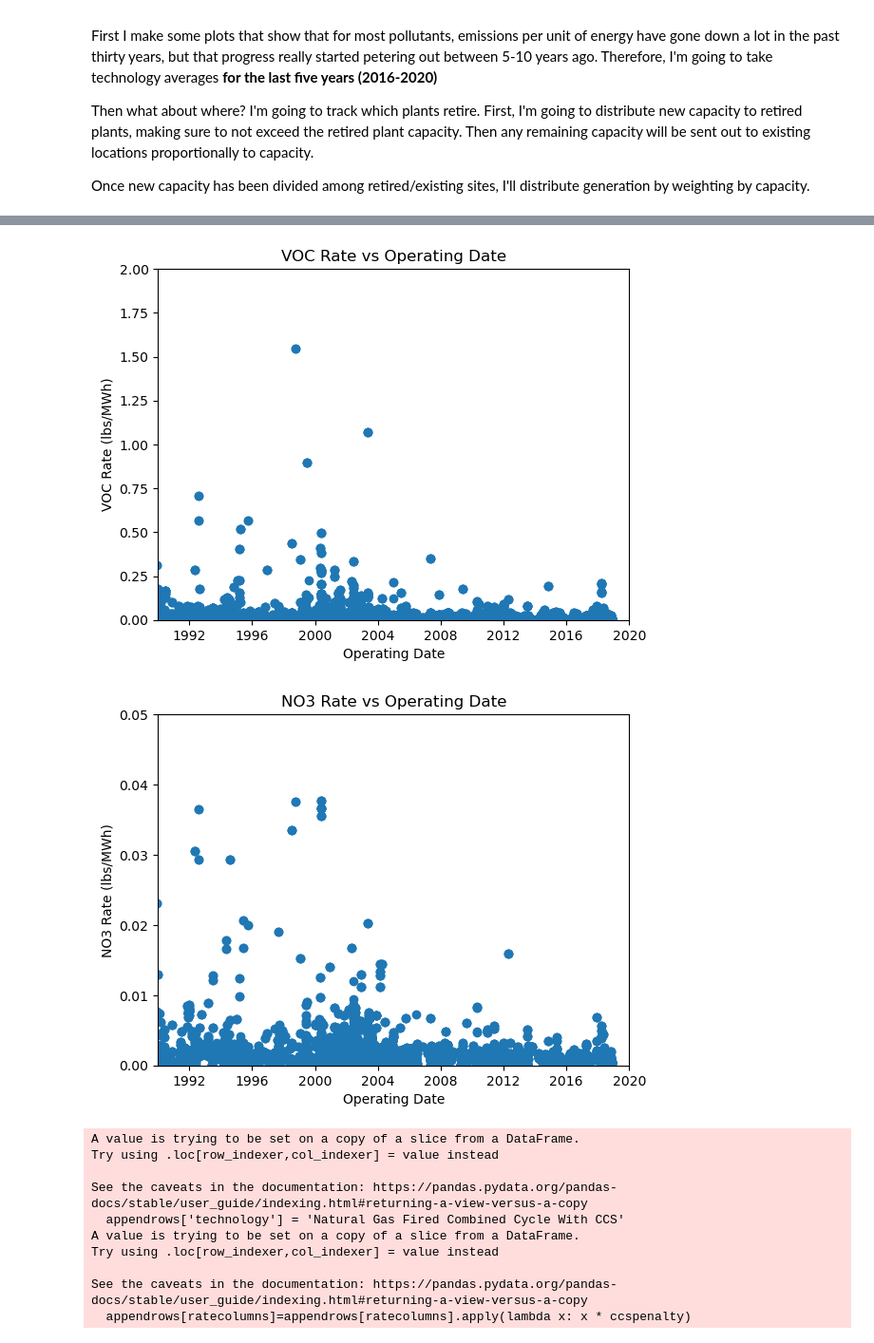
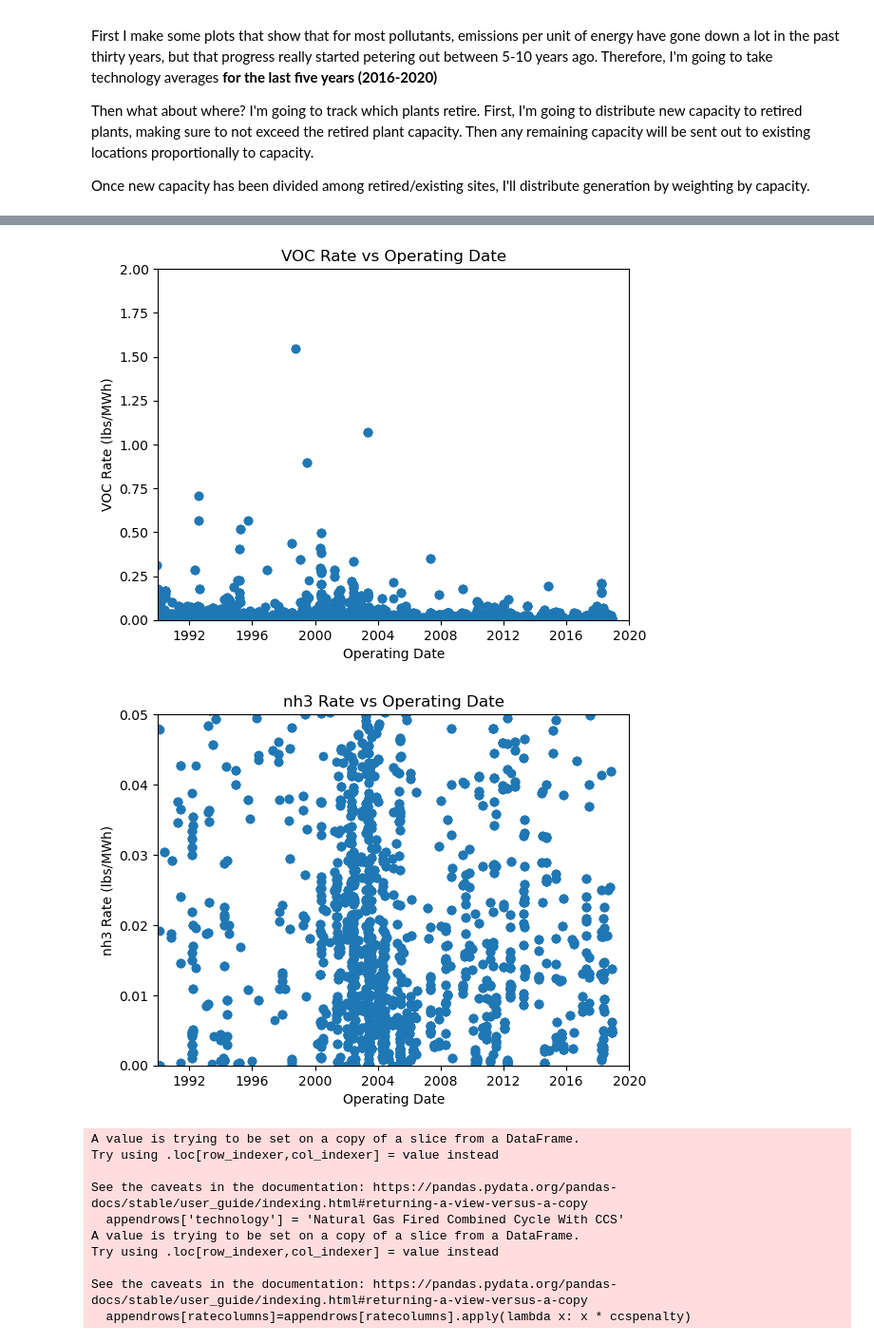
Before and after one commit to lbeatty1/MIP_AirPollution, a Jupyter notebook: Calculate_Model_Emissions.ipynb, the cells around one changed output, grey strips where cells are left out. Shown at 95% size. Drawn from its saved outputs; the diff is of its cells as text; code cells hidden in the pictures.

```diff
--- a/Calculate_Model_Emissions.ipynb
+++ b/Calculate_Model_Emissions.ipynb
@@ -214,7 +214,7 @@ existing_gen_units['pm25_lbs'] = existing_gen_units['pm25_lbs'].combine_first(ex
 existing_gen_units['nox_rate'] = existing_gen_units['nox_lbs']/existing_gen_units['NET_GEN_GENERATOR']
 existing_gen_units['so2_rate'] = existing_gen_units['so2_lbs']/existing_gen_units['NET_GEN_GENERATOR']
 existing_gen_units['pm25_rate'] = existing_gen_units['pm25_lbs']/existing_gen_units['NET_GEN_GENERATOR']
-existing_gen_units['no3_rate'] = existing_gen_units['NO3_nei_lbs']/existing_gen_units['NET_GEN_GENERATOR']
+existing_gen_units['nh3_rate'] = existing_gen_units['NH3_nei_lbs']/existing_gen_units['NET_GEN_GENERATOR']
 existing_gen_units['voc_rate'] = existing_gen_units['VOC_nei_lbs']/existing_gen_units['NET_GEN_GENERATOR']
 
 
@@ -224,13 +224,13 @@ existing_gen_units['voc_rate'] = existing_gen_units['VOC_nei_lbs']/existing_gen_
 existing_gen_units.loc[existing_gen_units['nox_rate']<0, 'nox_rate']=np.nan
 existing_gen_units.loc[existing_gen_units['pm25_rate']<0, 'pm25_rate']=np.nan
 existing_gen_units.loc[existing_gen_units['so2_rate']<0, 'so2_rate']=np.nan
-existing_gen_units.loc[existing_gen_units['no3_rate']<0, 'no3_rate']=np.nan
+existing_gen_units.loc[existing_gen_units['nh3_rate']<0, 'nh3_rate']=np.nan
 existing_gen_units.loc[existing_gen_units['voc_rate']<0, 'voc_rate']=np.nan
 
 existing_gen_units.loc[existing_gen_units['nox_rate'].isin([np.inf]), 'nox_rate']=np.nan
 existing_gen_units.loc[existing_gen_units['pm25_rate'].isin([np.inf]), 'pm25_rate']=np.nan
 existing_gen_units.loc[existing_gen_units['so2_rate'].isin([np.inf]), 'so2_rate']=np.nan
-existing_gen_units.loc[existing_gen_units['no3_rate'].isin([np.inf]), 'no3_rate']=np.nan
+existing_gen_units.loc[existing_gen_units['nh3_rate'].isin([np.inf]), 'nh3_rate']=np.nan
 existing_gen_units.loc[existing_gen_units['voc_rate'].isin([np.inf]), 'voc_rate']=np.nan
 # %%
 ############
@@ -253,8 +253,8 @@ technology_rates = existing_gen_units.groupby(['technology', 'planning_year']).a
 # %%
 #Ok last thing to do is fill in missings
 
-technology_rates = technology_rates[['technology', 'planning_year', 'nox_rate', 'pm25_rate', 'so2_rate', 'voc_rate', 'no3_rate']]
-technology_rates.columns = ['technology', 'planning_year', 'noxrate_imputed', 'pm25rate_imputed', 'so2rate_imputed', 'vocrate_imputed', 'no3rate_imputed']
+technology_rates = technology_rates[['technology', 'planning_year', 'nox_rate', 'pm25_rate', 'so2_rate', 'voc_rate', 'nh3_rate']]
+technology_rates.columns = ['technology', 'planning_year', 'noxrate_imputed', 'pm25rate_imputed', 'so2rate_imputed', 'vocrate_imputed', 'nh3rate_imputed']
 
 existing_gen_units = pd.merge(existing_gen_units, technology_rates, on=['technology', 'planning_year'], how='left')
 # %%
@@ -262,4 +262,4 @@ existing_gen_units['noxrate_imputed'] = existing_gen_units['nox_rate'].combine_f
 existing_gen_units['so2rate_imputed'] = existing_gen_units['so2_rate'].combine_first(existing_gen_units['so2rate_imputed'])
 existing_gen_units['pm25rate_imputed'] = existing_gen_units['pm25_rate'].combine_first(existing_gen_units['pm25rate_imputed'])
 existing_gen_units['vocrate_imputed'] = existing_gen_units['voc_rate'].combine_first(existing_gen_units['vocrate_imputed'])
-existing_gen_units['no3rate_imputed'] = existing_gen_units['no3_rate'].combine_first(existing_gen_units['no3rate_imputed'])
+existing_gen_units['nh3rate_imputed'] = existing_gen_units['nh3_rate'].combine_first(existing_gen_units['nh3rate_imputed'])
@@ -340,7 +363,7 @@ existing_gen_units['nox_predicted']=existing_gen_units['predicted_gen']*existing
 existing_gen_units['so2_predicted']=existing_gen_units['predicted_gen']*existing_gen_units['so2rate_imputed']*2.20462
 existing_gen_units['pm25_predicted']=existing_gen_units['predicted_gen']*existing_gen_units['pm25rate_imputed']*2.20462
 existing_gen_units['voc_predicted']=existing_gen_units['predicted_gen']*existing_gen_units['vocrate_imputed']*2.20462
-existing_gen_units['no3_predicted']=existing_gen_units['predicted_gen']*existing_gen_units['no3rate_imputed']*2.20462
+existing_gen_units['nh3_predicted']=existing_gen_units['predicted_gen']*existing_gen_units['nh3rate_imputed']*2.20462
 # %%
 #merge in plant locations
 plants = pd.read_excel('Data/eia860/2___Plant_Y2017.xlsx', skiprows=1)
@@ -383,38 +406,38 @@ plt.title('NOx Rate vs Operating Date')
 plt.savefig("MIP_AirPollution/Figures/PollutionRatePlots/noxrate_operatingyear.jpg", dpi=300)
 plt.show()
 
 plt.scatter(existing_gen_units.query('energy_source_code_1=="NG"')['operating_date'], existing_gen_units.query('energy_source_code_1=="NG"')['so2_rate'])
 plt.ylim(0, 2)
 plt.xlim(pd.to_datetime('1990-01-01'),pd.to_datetime('2020-01-01'))
 plt.xlabel('Operating Date')
 plt.ylabel('SO2 Rate (lbs/MWh)')
 plt.title('SO2 Rate vs Operating Date')
 plt.savefig("MIP_AirPollution/Figures/PollutionRatePlots/so2rate_operatingyear.jpg", dpi=300)
 plt.show()
 
 plt.scatter(existing_gen_units.query('energy_source_code_1=="NG"')['operating_date'], existing_gen_units.query('energy_source_code_1=="NG"')['voc_rate'])
 plt.ylim(0, 2)
 plt.xlim(pd.to_datetime('1990-01-01'),pd.to_datetime('2020-01-01'))
 plt.xlabel('Operating Date')
 plt.ylabel('VOC Rate (lbs/MWh)')
 plt.title('VOC Rate vs Operating Date')
 plt.savefig("MIP_AirPollution/Figures/PollutionRatePlots/VOCrate_operatingyear.jpg", dpi=300)
 plt.show()
 
-plt.scatter(existing_gen_units.query('energy_source_code_1=="NG"')['operating_date'], existing_gen_units.query('energy_source_code_1=="NG"')['no3_rate'])
+plt.scatter(existing_gen_units.query('energy_source_code_1=="NG"')['operating_date'], existing_gen_units.query('energy_source_code_1=="NG"')['nh3_rate'])
 plt.ylim(0, .05)
 plt.xlim(pd.to_datetime('1990-01-01'),pd.to_datetime('2020-01-01'))
 plt.xlabel('Operating Date')
-plt.ylabel('NO3 Rate (lbs/MWh)')
-plt.title('NO3 Rate vs Operating Date')
-plt.savefig("MIP_AirPollution/Figures/PollutionRatePlots/no3rate_operatingyear.jpg", dpi=300)
+plt.ylabel('nh3 Rate (lbs/MWh)')
+plt.title('nh3 Rate vs Operating Date')
+plt.savefig("MIP_AirPollution/Figures/PollutionRatePlots/nh3rate_operatingyear.jpg", dpi=300)
 plt.show()
 # %% [output]
 [figure]
 [figure]
 [figure]
 [figure]
-[figure, old version]
+[figure, new version]
 # %%
 ## Calculate emissions rates for new sources
 
```
Also changed, not shown: parts of 9 cells of this notebook, 49 other files.
